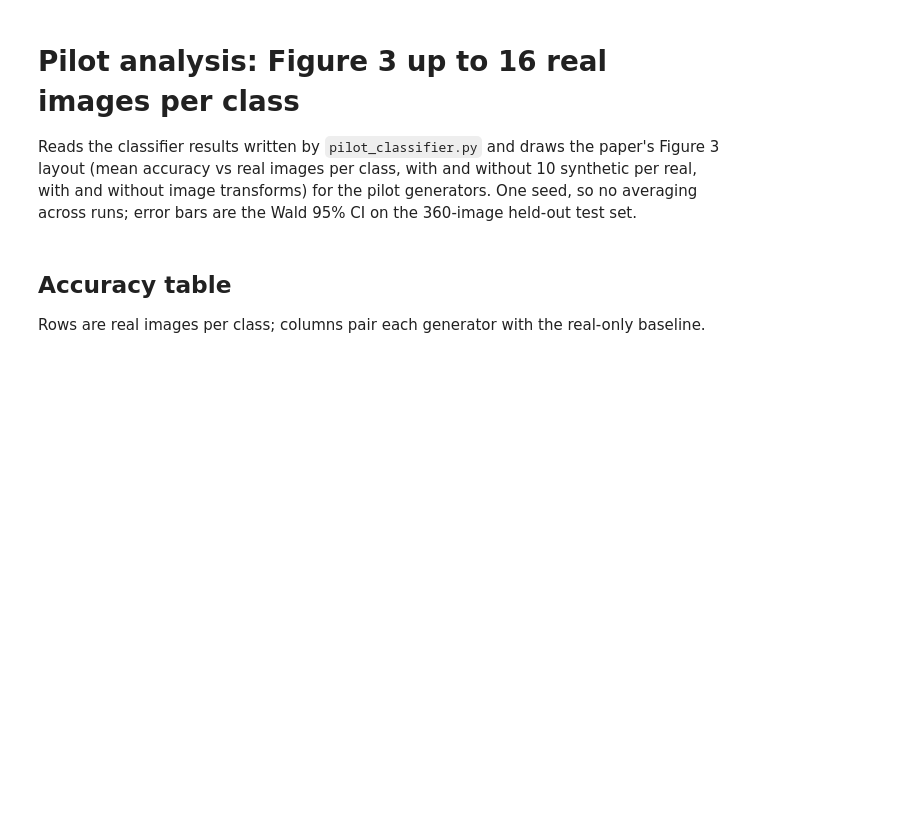
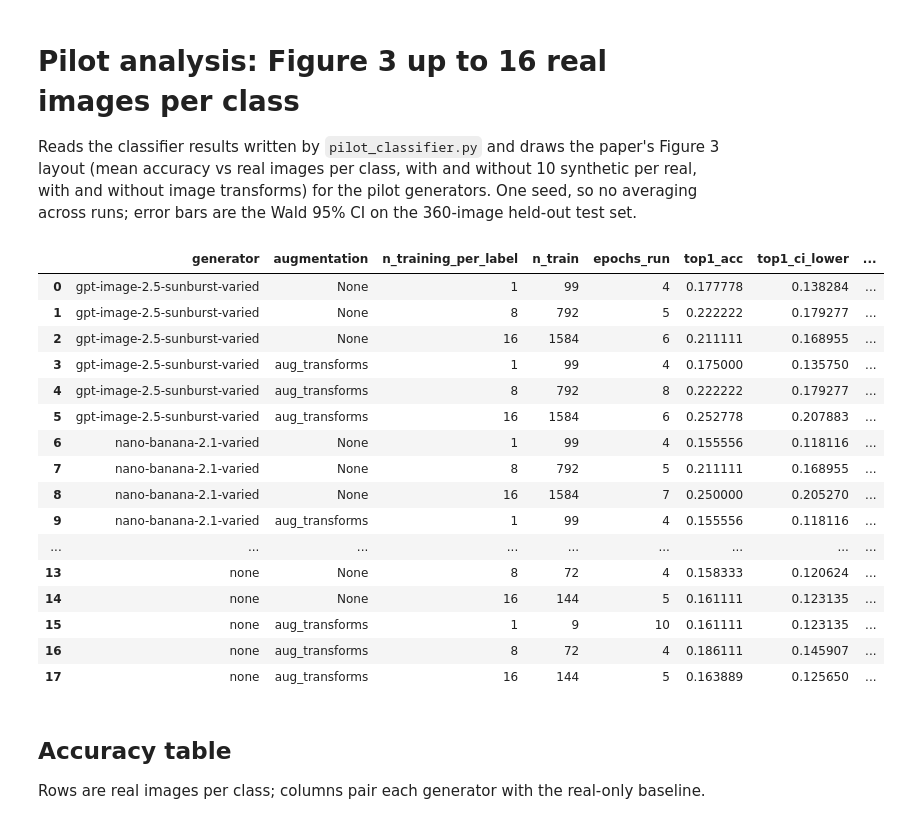
Before and after one commit to manrai/synthetic-derm, a Jupyter notebook: paper_experiments/2026/01_pilot_analysis.ipynb, the cells around one changed output. Saved outputs shown, nothing was run; the diff lists cells and outputs as text; code cells hidden in the pictures; blank space fills up the shorter version.

```diff
--- a/paper_experiments/2026/01_pilot_analysis.ipynb
+++ b/paper_experiments/2026/01_pilot_analysis.ipynb
@@ -12,9 +13,27 @@ import matplotlib.pyplot as plt
 RESULTS = "/workspace/synderm/pilot/results/results.csv"
 FIG_OUT = "/workspace/synderm/pilot/results/figure3_pilot.png"
 # %%
-results = pd.read_csv(RESULTS)
+results = pd.read_csv(RESULTS, keep_default_na=False)   # the augmentation column holds the literal string "None"
 results = results.sort_values(["generator", "augmentation", "n_training_per_label"]).reset_index(drop=True)
 results[["generator", "augmentation", "n_training_per_label", "n_train", "epochs_run", "top1_acc", "top1_ci_lower", "top1_ci_upper", "top3_acc"]]
+# %% [output]
+|  | generator | augmentation | n_training_per_label | n_train | epochs_run | top1_acc | top1_ci_lower | ... |
+| 0 | gpt-image-2.5-sunburst-varied | None | 1 | 99 | 4 | 0.177778 | 0.138284 | ... |
+| 1 | gpt-image-2.5-sunburst-varied | None | 8 | 792 | 5 | 0.222222 | 0.179277 | ... |
+| 2 | gpt-image-2.5-sunburst-varied | None | 16 | 1584 | 6 | 0.211111 | 0.168955 | ... |
+| 3 | gpt-image-2.5-sunburst-varied | aug_transforms | 1 | 99 | 4 | 0.175000 | 0.135750 | ... |
+| 4 | gpt-image-2.5-sunburst-varied | aug_transforms | 8 | 792 | 8 | 0.222222 | 0.179277 | ... |
+| 5 | gpt-image-2.5-sunburst-varied | aug_transforms | 16 | 1584 | 6 | 0.252778 | 0.207883 | ... |
+| 6 | nano-banana-2.1-varied | None | 1 | 99 | 4 | 0.155556 | 0.118116 | ... |
+| 7 | nano-banana-2.1-varied | None | 8 | 792 | 5 | 0.211111 | 0.168955 | ... |
+| 8 | nano-banana-2.1-varied | None | 16 | 1584 | 7 | 0.250000 | 0.205270 | ... |
+| 9 | nano-banana-2.1-varied | aug_transforms | 1 | 99 | 4 | 0.155556 | 0.118116 | ... |
+| ... | ... | ... | ... | ... | ... | ... | ... | ... |
+| 13 | none | None | 8 | 72 | 4 | 0.158333 | 0.120624 | ... |
+| 14 | none | None | 16 | 144 | 5 | 0.161111 | 0.123135 | ... |
+| 15 | none | aug_transforms | 1 | 9 | 10 | 0.161111 | 0.123135 | ... |
+| 16 | none | aug_transforms | 8 | 72 | 4 | 0.186111 | 0.145907 | ... |
+| 17 | none | aug_transforms | 16 | 144 | 5 | 0.163889 | 0.125650 | ... |
 # %% [markdown]
 ## Accuracy table
 
```
Also changed, not shown: parts of 5 cells of this notebook, 3 other files.
